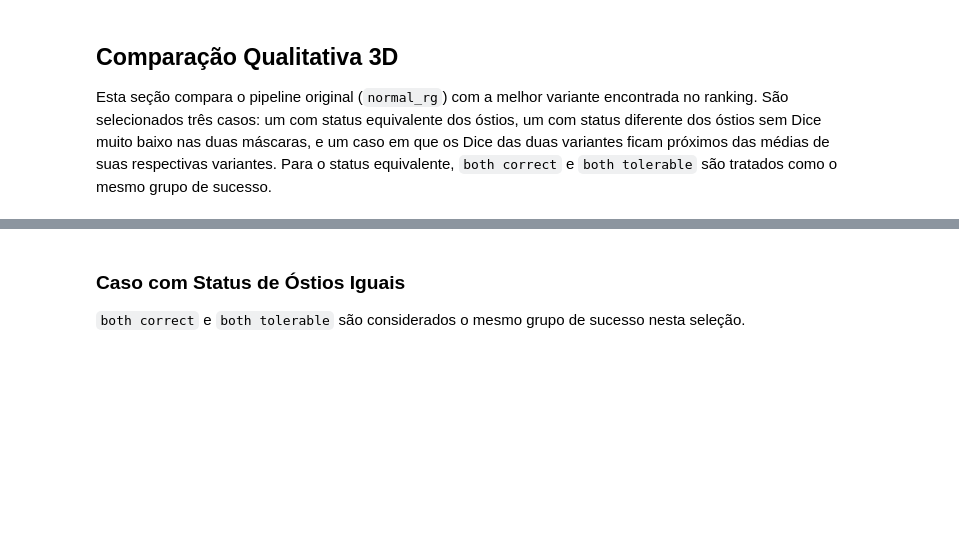
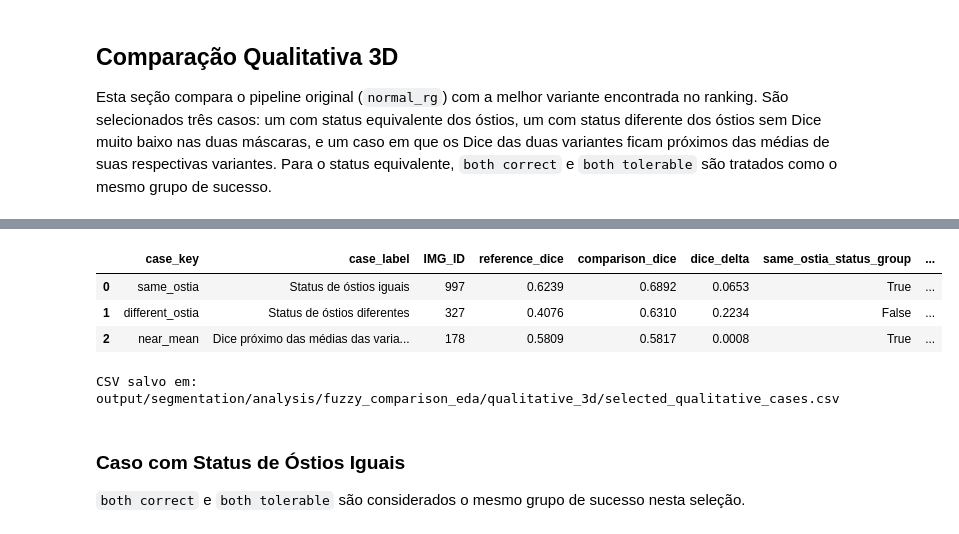
Before and after one commit to matheusssilva991/coronary-centerline-detection, a Jupyter notebook: src/eda/fuzzy_comparison_analysis.ipynb, the cells around one changed output, grey strips where cells are left out. Saved outputs shown, nothing was run; the diff lists cells and outputs as text; code cells hidden in the pictures; blank space fills up the shorter version.

Commit message:
fix: ajustar comparison analysis images tests

```diff
--- a/src/eda/fuzzy_comparison_analysis.ipynb
+++ b/src/eda/fuzzy_comparison_analysis.ipynb
@@ -411,6 +579,18 @@ QUALITATIVE_CASES, QUALITATIVE_CASES_DF = select_qualitative_pair_cases(
     QUAL_REFERENCE_VARIANT,
     QUAL_COMPARISON_VARIANT,
     min_dice=0.02,
+    same_status_min_delta=0.0,
+    same_status_max_delta=0.20,
+    same_status_require_both_correct=True,
+    different_status_min_delta=0.0,
+    different_status_max_delta=0.30,
+    different_reference_status_group="wrong",
+    different_reference_one_ostium_correct=True,
+    different_comparison_success=True,
+    excluded_img_ids_by_case={
+        "same_ostia": [70, 768],
+        "different_ostia": [574, 610],
+    },
 )
 QUALITATIVE_CASES_PATH = QUALITATIVE_DIR / "selected_qualitative_cases.csv"
 QUALITATIVE_CASES_DF.to_csv(QUALITATIVE_CASES_PATH, index=False)
@@ -419,33 +599,45 @@ display(QUALITATIVE_CASES_DF[[
     "case_key",
     "case_label",
     "IMG_ID",
     "reference_dice",
     "comparison_dice",
     "dice_delta",
     "same_ostia_status_group",
     "reference_status_group",
     "comparison_status_group",
     "same_ostia_points",
+    "reference_one_ostium_correct",
+    "comparison_ostia_success",
+    "reference_both_ostia_correct_bool",
+    "reference_both_ostia_tolerable_bool",
+    "comparison_both_ostia_correct_bool",
+    "comparison_both_ostia_tolerable_bool",
     "reference_mean_dice",
     "comparison_mean_dice",
     "reference_distance_to_mean",
     "comparison_distance_to_mean",
     "reference_ostia_status",
     "comparison_ostia_status",
     "reference_left_ostium",
     "comparison_left_ostium",
     "reference_right_ostium",
     "comparison_right_ostium",
 ]].round({
     "reference_dice": 4,
     "comparison_dice": 4,
     "dice_delta": 4,
     "reference_mean_dice": 4,
     "comparison_mean_dice": 4,
     "reference_distance_to_mean": 4,
     "comparison_distance_to_mean": 4,
 }))
 print(f"CSV salvo em: {QUALITATIVE_CASES_PATH.relative_to(REPO_ROOT)}")
+# %% [output]
+|  | case_key | case_label | IMG_ID | reference_dice | comparison_dice | dice_delta | same_ostia_status_group | ... |
+| 0 | same_ostia | Status de óstios iguais | 997 | 0.6239 | 0.6892 | 0.0653 | True | ... |
+| 1 | different_ostia | Status de óstios diferentes | 327 | 0.4076 | 0.6310 | 0.2234 | False | ... |
+| 2 | near_mean | Dice próximo das médias das varia... | 178 | 0.5809 | 0.5817 | 0.0008 | True | ... |
+CSV salvo em: output/segmentation/analysis/fuzzy_comparison_eda/qualitative_3d/selected_qualitative_cases.csv
 # %%
 QUALITATIVE_CACHE = {}
 
```
Also changed, not shown: parts of 33 cells of this notebook, 17 other files.
